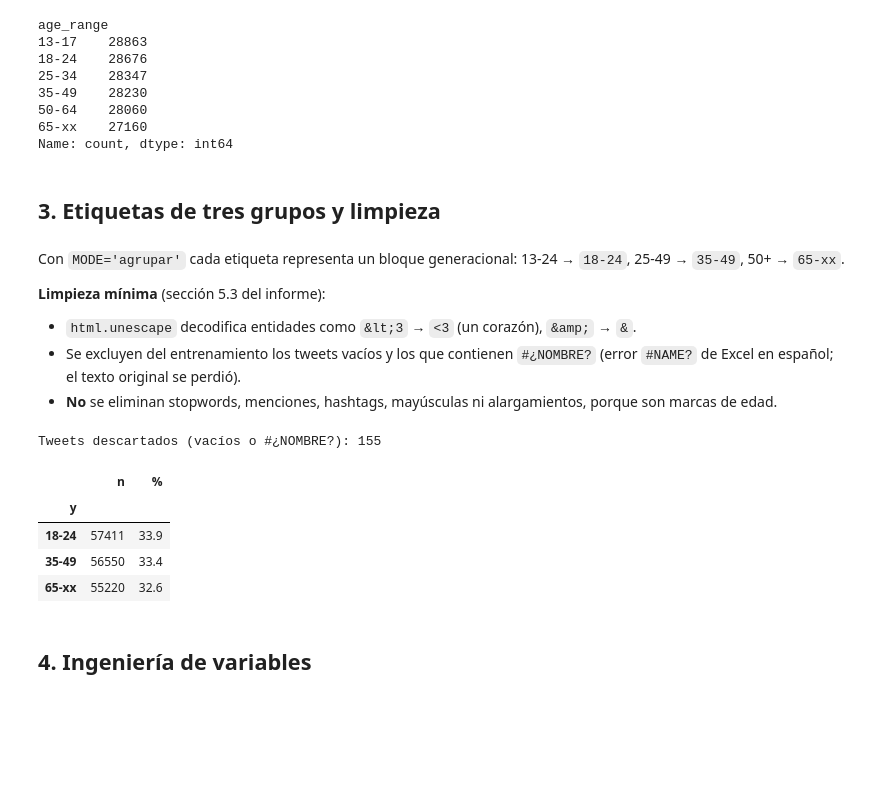
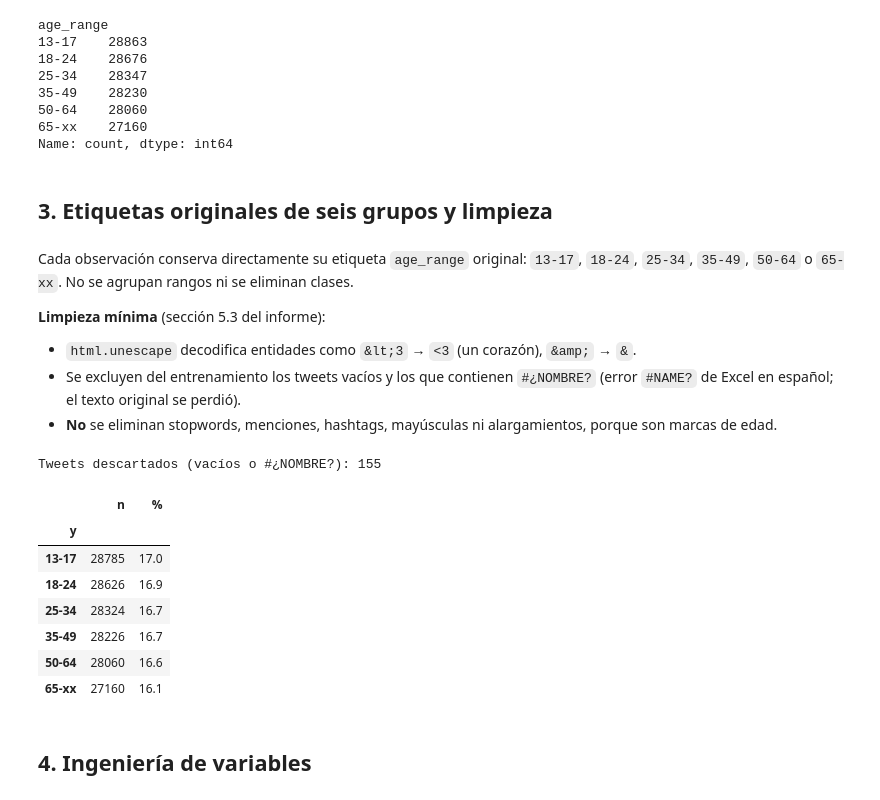
Before and after one commit to AbelAlbuez/natural-language-processing-workshops, a Jupyter notebook: workshops/Kaggle-tweet-age/TweetAge_modelo.ipynb, the cells around one changed output. Cells and saved outputs as stored; diff of their text form; code cells hidden in the pictures; blank space fills up the shorter version.

```diff
--- a/workshops/Kaggle-tweet-age/TweetAge_modelo.ipynb
+++ b/workshops/Kaggle-tweet-age/TweetAge_modelo.ipynb
@@ -62,7 +64,7 @@ from sklearn.metrics import f1_score, classification_report, confusion_matrix, C
 
 warnings.filterwarnings('ignore', category=UserWarning)
 pd.set_option('display.max_colwidth', 120)
-GROUPS = ['18-24', '35-49', '65-xx']
+GROUPS = ['13-17', '18-24', '25-34', '35-49', '50-64', '65-xx']
 # %% [markdown]
 ## 2. Lectura de datos
 # %% [markdown]
@@ -90,50 +92,52 @@ age_range
 65-xx    27160
 Name: count, dtype: int64
 # %% [markdown]
-## 3. Etiquetas de tres grupos y limpieza
+## 3. Etiquetas originales de seis grupos y limpieza
 # %% [markdown]
-Con `MODE='agrupar'` cada etiqueta representa un bloque generacional: 13-24 → `18-24`, 25-49 → `35-49`, 50+ → `65-xx`.
+Cada observación conserva directamente su etiqueta `age_range` original: `13-17`, `18-24`, `25-34`, `35-49`, `50-64` o `65-xx`. No se agrupan rangos ni se eliminan clases.
 
 **Limpieza mínima** (sección 5.3 del informe):
 - `html.unescape` decodifica entidades como `&lt;3` → `<3` (un corazón), `&amp;` → `&`.
 - Se excluyen del entrenamiento los tweets vacíos y los que contienen `#¿NOMBRE?` (error `#NAME?` de Excel en español; el texto original se perdió).
 - **No** se eliminan stopwords, menciones, hashtags, mayúsculas ni alargamientos, porque son marcas de edad.
 # %%
-MAP_AGRUPAR = {'13-17': '18-24', '18-24': '18-24',
-               '25-34': '35-49', '35-49': '35-49',
-               '50-64': '65-xx', '65-xx': '65-xx'}
-
 def prep(texts):
     return pd.Series(texts).fillna('').map(html.unescape).str.strip()
 
 def is_junk(texts):
     t = pd.Series(texts)
     return (t == '') | t.str.contains('#¿NOMBRE', regex=False)
 
 train = train_raw.copy()
-if MODE == 'agrupar':
-    train['y'] = train.age_range.map(MAP_AGRUPAR)
-else:
-    train = train[train.age_range.isin(GROUPS)].copy()
-    train['y'] = train.age_range
+unknown_groups = sorted(set(train.age_range) - set(GROUPS))
+if unknown_groups:
+    raise ValueError(f'Hay etiquetas fuera de los seis grupos originales: {unknown_groups}')
+train['y'] = train.age_range
 
 train['text'] = prep(train.text).values
 junk = is_junk(train.text).values
 print(f'Tweets descartados (vacíos o #¿NOMBRE?): {junk.sum()}')
 train = train[~junk].reset_index(drop=True)
 
+class_counts = train.y.value_counts().reindex(GROUPS, fill_value=0)
+if (class_counts < 2).any():
+    raise ValueError(f'Cada grupo necesita al menos dos tweets válidos para la partición estratificada: {class_counts.to_dict()}')
+
 test = test_raw.copy()
 test['text'] = prep(test.text).values
 
-dist = train.y.value_counts().reindex(GROUPS)
+dist = class_counts
 pd.DataFrame({'n': dist, '%': (dist / len(train) * 100).round(1)})
 # %% [output]
 Tweets descartados (vacíos o #¿NOMBRE?): 155
 |  | n | % |
 | y |  |  |
-| 18-24 | 57411 | 33.9 |
-| 35-49 | 56550 | 33.4 |
-| 65-xx | 55220 | 32.6 |
+| 13-17 | 28785 | 17.0 |
+| 18-24 | 28626 | 16.9 |
+| 25-34 | 28324 | 16.7 |
+| 35-49 | 28226 | 16.7 |
+| 50-64 | 28060 | 16.6 |
+| 65-xx | 27160 | 16.1 |
 # %% [markdown]
 ## 4. Ingeniería de variables
 # %% [markdown]
```
Also changed, not shown: parts of 18 cells of this notebook, 6 other files.
